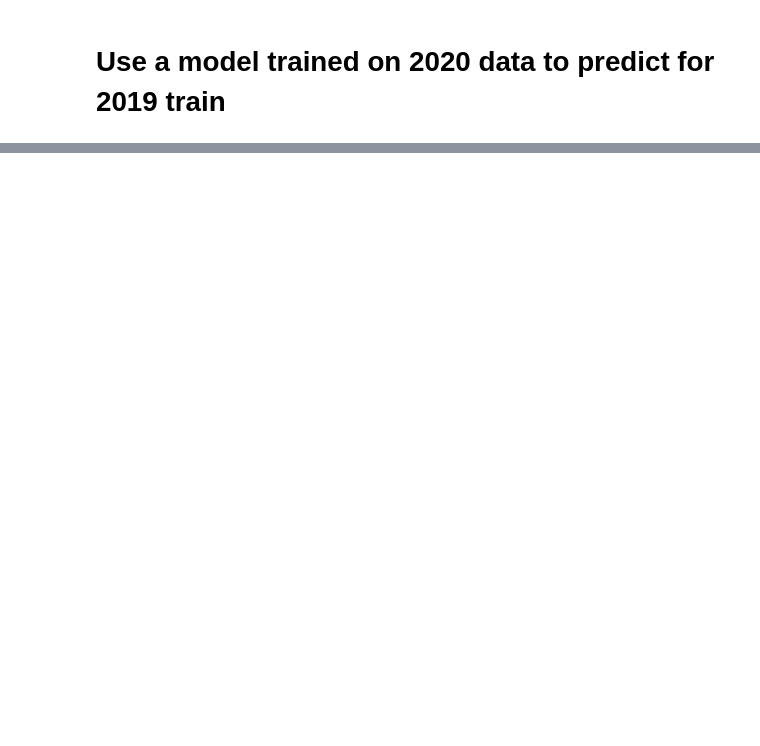
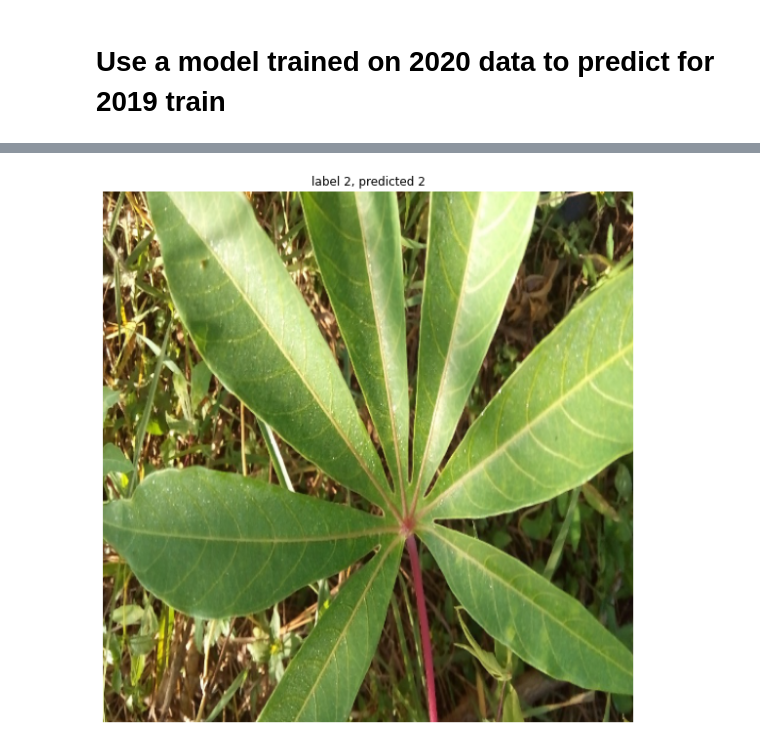
Before and after one commit to btseytlin/kaggle_cassava, a Jupyter notebook: notebooks/eval_on_2019.ipynb, the cells around one changed output, grey strips where cells are left out. Saved outputs shown, nothing was run; the diff lists cells and outputs as text; code cells hidden in the pictures; blank space fills up the shorter version.

```diff
--- a/notebooks/eval_on_2019.ipynb
+++ b/notebooks/eval_on_2019.ipynb
@@ -61,0 +148,16 @@ score_model(model, train_lmdb, train_2019_indices, parameters)[0]
+# %%
+def get_test_transforms():
+    return A.Compose([
+        A.ToFloat(max_value=1.0),
+        A.Normalize(mean=[0.485, 0.456, 0.406], std=[0.229, 0.224, 0.225]),
+        ToTensorV2(),
+    ])
+# %%
+idx = np.random.choice(train_2019_indices)
+img, label = train_lmdb[idx]
+predicted = preds[np.argwhere(train_2019_indices == idx)[0][0]]
+plt.figure(figsize=(10, 10))
+plot_image(unnorm(get_test_transforms()(image=img)['image']), label=f'label {label}, predicted {predicted}')
+plt.show()
+# %% [output]
+[figure, added]
```
Also changed, not shown: parts of 29 cells of this notebook, 5 other files.
